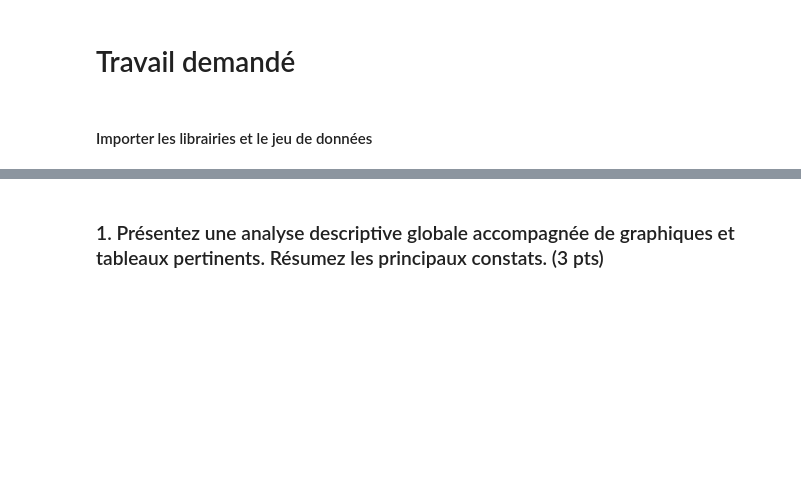
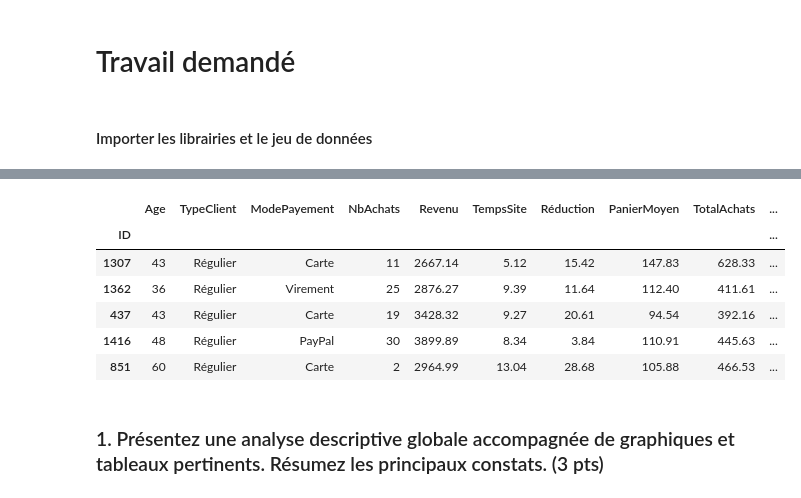
Before and after one commit to JWulfran/finance, a Jupyter notebook: SIO6003_Projet_de_mi_session_E25.ipynb, the cells around one changed output, grey strips where cells are left out. Saved outputs shown, nothing was run; the diff lists cells and outputs as text; code cells hidden in the pictures; blank space fills up the shorter version.

```diff
--- a/SIO6003_Projet_de_mi_session_E25.ipynb
+++ b/SIO6003_Projet_de_mi_session_E25.ipynb
@@ -67,3 +70,13 @@ df
+# %%
+df.sample(5)
+# %% [output]
+|  | Age | TypeClient | ModePayement | NbAchats | Revenu | TempsSite | Réduction | PanierMoyen | TotalAchats | ... |
+| ID |  |  |  |  |  |  |  |  |  | ... |
+| 1307 | 43 | Régulier | Carte | 11 | 2667.14 | 5.12 | 15.42 | 147.83 | 628.33 | ... |
+| 1362 | 36 | Régulier | Virement | 25 | 2876.27 | 9.39 | 11.64 | 112.40 | 411.61 | ... |
+| 437 | 43 | Régulier | Carte | 19 | 3428.32 | 9.27 | 20.61 | 94.54 | 392.16 | ... |
+| 1416 | 48 | Régulier | PayPal | 30 | 3899.89 | 8.34 | 3.84 | 110.91 | 445.63 | ... |
+| 851 | 60 | Régulier | Carte | 2 | 2964.99 | 13.04 | 28.68 | 105.88 | 466.53 | ... |
 # %% [markdown]
 ### 1.	Présentez une analyse descriptive globale accompagnée de graphiques et tableaux pertinents. Résumez les principaux constats. (3 pts)
 # %% [markdown]
```
Also changed, not shown: parts of 6 cells of this notebook.
